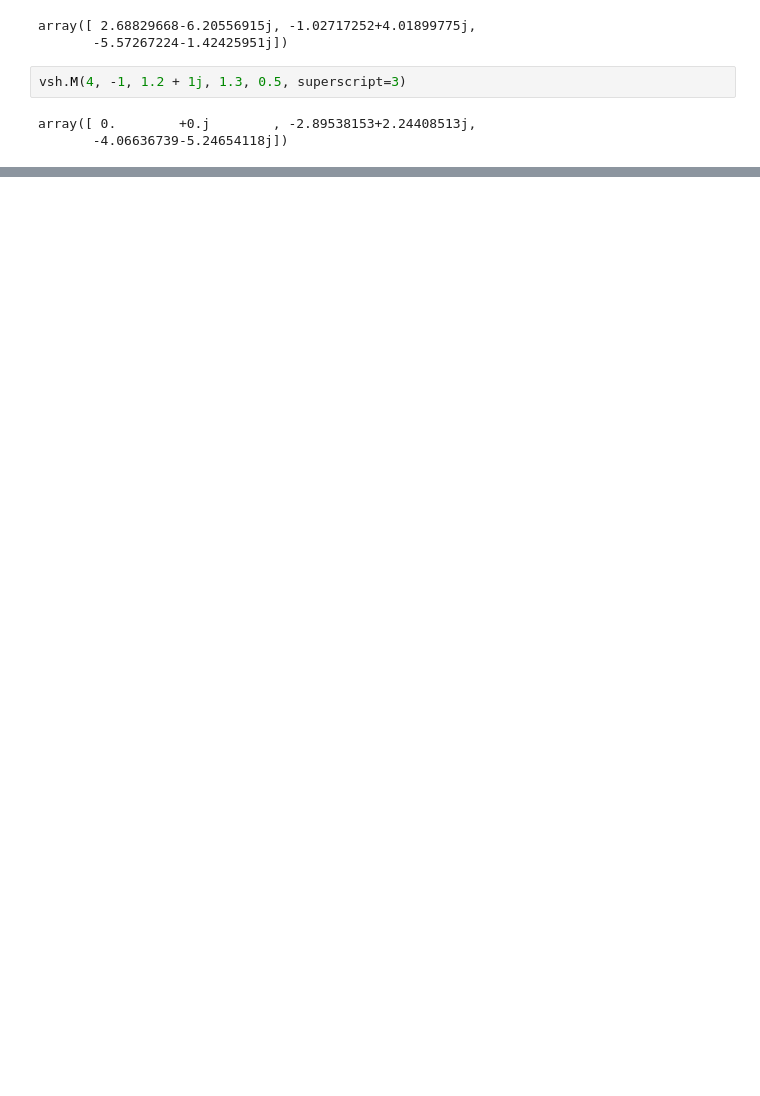
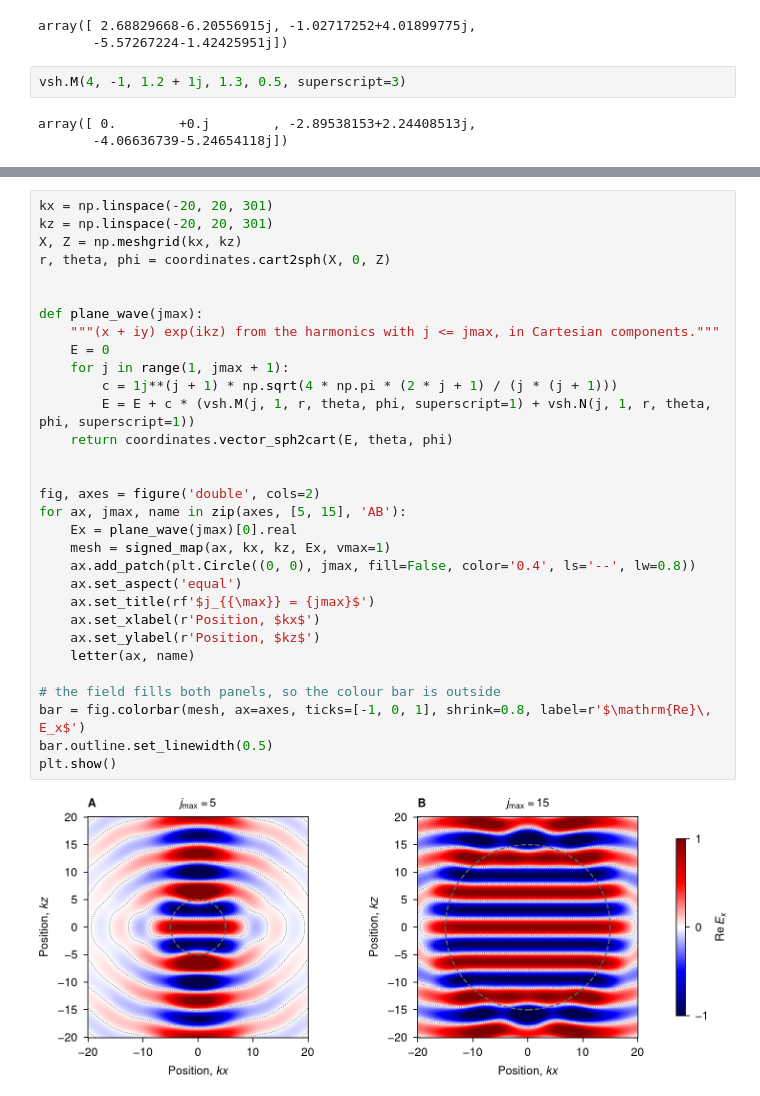
Before and after one commit to toftul/mielib, a Jupyter notebook: examples/harmonics.ipynb, the cells around one changed output, grey strips where cells are left out. Cells and saved outputs as stored; diff of their text form; blank space fills up the shorter version.

```diff
--- a/examples/harmonics.ipynb
+++ b/examples/harmonics.ipynb
@@ -43,0 +74,33 @@ array([ 0.        +0.j        , -2.89538153+2.24408513j,
+# %%
+kx = np.linspace(-20, 20, 301)
+kz = np.linspace(-20, 20, 301)
+X, Z = np.meshgrid(kx, kz)
+r, theta, phi = coordinates.cart2sph(X, 0, Z)
+
+
+def plane_wave(jmax):
+    """(x + iy) exp(ikz) from the harmonics with j <= jmax, in Cartesian components."""
+    E = 0
+    for j in range(1, jmax + 1):
+        c = 1j**(j + 1) * np.sqrt(4 * np.pi * (2 * j + 1) / (j * (j + 1)))
+        E = E + c * (vsh.M(j, 1, r, theta, phi, superscript=1) + vsh.N(j, 1, r, theta, phi, superscript=1))
+    return coordinates.vector_sph2cart(E, theta, phi)
+
+
+fig, axes = figure('double', cols=2)
+for ax, jmax, name in zip(axes, [5, 15], 'AB'):
+    Ex = plane_wave(jmax)[0].real
+    mesh = signed_map(ax, kx, kz, Ex, vmax=1)
+    ax.add_patch(plt.Circle((0, 0), jmax, fill=False, color='0.4', ls='--', lw=0.8))
+    ax.set_aspect('equal')
+    ax.set_title(rf'$j_{{\max}} = {jmax}$')
+    ax.set_xlabel(r'Position, $kx$')
+    ax.set_ylabel(r'Position, $kz$')
+    letter(ax, name)
+
+# the field fills both panels, so the colour bar is outside
+bar = fig.colorbar(mesh, ax=axes, ticks=[-1, 0, 1], shrink=0.8, label=r'$\mathrm{Re}\, E_x$')
+bar.outline.set_linewidth(0.5)
+plt.show()
+# %% [output]
+[figure, added]
```
Also changed, not shown: parts of 4 cells of this notebook, 3 other files.
